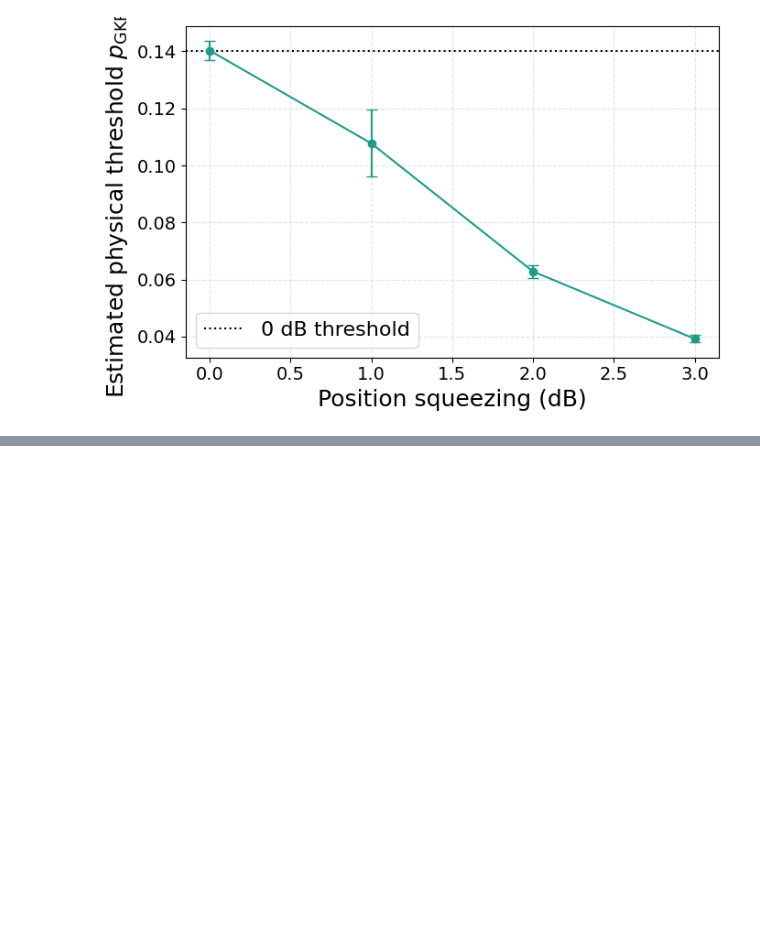
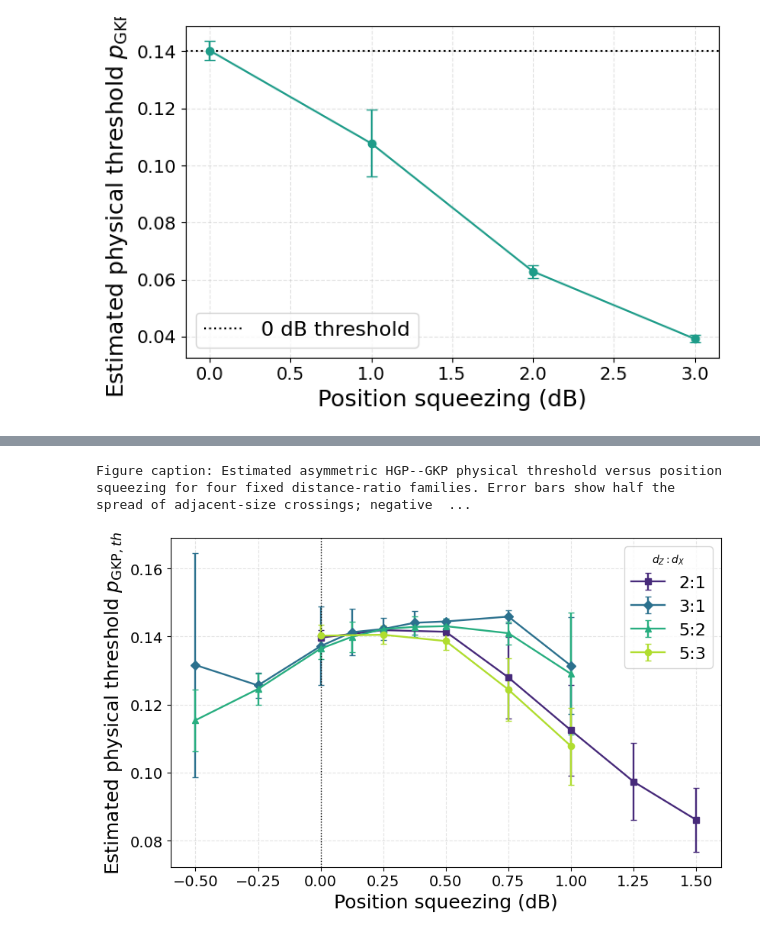
Before and after one commit to laramoyanotaylor/GKP_QEC_Project_Code, a Jupyter notebook: 0_plots_for_diss.ipynb, the cells around one changed output, grey strips where cells are left out. Drawn from its saved outputs; the diff is of its cells as text; code cells hidden in the pictures; blank space fills up the shorter version.

Commit message:
squeezing benefits

```diff
--- a/0_plots_for_diss.ipynb
+++ b/0_plots_for_diss.ipynb
@@ -618,0 +642,53 @@ Figure caption: Estimated asymmetric HGP--GKP threshold versus position squeezin
+# %%
+# All-ratio threshold comparison and dissertation-ready table
+from plot_asymmetric_hgp_threshold import FAMILIES, estimate_threshold, load_datasets
+
+all_ratio_datasets = load_datasets(Path('.'))
+all_ratio_rows = []
+for family_key, (family_label, minimum_squeezing, maximum_squeezing) in FAMILIES.items():
+    family_estimates = {}
+    for squeezing, codes in sorted(all_ratio_datasets[family_key].items()):
+        if minimum_squeezing <= squeezing <= maximum_squeezing:
+            estimate = estimate_threshold(codes)
+            if estimate is not None:
+                physical_crossings = np.asarray(gkp_physical_error_rate(estimate['pairwise_crossings']), dtype=float)
+                family_estimates[squeezing] = {
+                    'physical_threshold': float(np.mean(physical_crossings)),
+                    'physical_spread': float(np.ptp(physical_crossings)),
+                    'physical_crossings': physical_crossings.tolist(),
+                }
+    if not family_estimates or 0 not in family_estimates:
+        continue
+    baseline = family_estimates[0]['physical_threshold']
+    for squeezing, values in family_estimates.items():
+        all_ratio_rows.append({
+            'Distance ratio': family_label.replace(' family', ''),
+            'Position squeezing (dB)': squeezing,
+            'Estimated physical threshold': values['physical_threshold'],
+            'Crossing spread': values['physical_spread'],
+            'Change from 0 dB (%)': 100*(values['physical_threshold']/baseline - 1),
+            'Pair crossings': ', '.join(f'{value:.4f}' for value in values['physical_crossings']),
+        })
+
+all_ratio_threshold_table = pd.DataFrame(all_ratio_rows).sort_values(['Distance ratio', 'Position squeezing (dB)'])
+all_ratio_threshold_table.to_csv('diss_asymmetric_hgp_all_ratios_thresholds.csv', index=False)
+all_ratio_display = all_ratio_threshold_table.copy()
+for column in ('Estimated physical threshold', 'Crossing spread'):
+    all_ratio_display[column] = all_ratio_display[column].map('{:.4f}'.format)
+all_ratio_display['Change from 0 dB (%)'] = all_ratio_display['Change from 0 dB (%)'].map('{:+.1f}%'.format)
+display(all_ratio_display)
+
+print_caption(r'Estimated asymmetric HGP--GKP physical threshold versus position squeezing for four fixed distance-ratio families. Error bars show half the spread of adjacent-size crossings; negative squeezing values are orientation controls.')
+fig, axis = plt.subplots(figsize=(8.4, 5.2))
+markers = {'5:3': 'o', '2:1': 's', '5:2': '^', '3:1': 'D'}
+for index, (ratio, rows) in enumerate(all_ratio_threshold_table.groupby('Distance ratio')):
+    rows = rows.sort_values('Position squeezing (dB)')
+    axis.errorbar(rows['Position squeezing (dB)'], rows['Estimated physical threshold'],
+                  yerr=rows['Crossing spread']/2, marker=markers[ratio], capsize=3,
+                  linewidth=1.7, color=BLUE_GREEN_CMAP(0.12 + 0.76*index/3), label=ratio)
+axis.axvline(0, color='black', linestyle=':', linewidth=1)
+axis.set_xlabel('Position squeezing (dB)')
+axis.set_ylabel(r'Estimated physical threshold $p_{\mathrm{GKP},th}$')
+axis.grid(True, linestyle='--', alpha=0.35); axis.legend(title=r'$d_Z:d_X$')
+fig.tight_layout(); fig.savefig('diss_asymmetric_hgp_all_ratios_threshold_vs_squeezing.png', dpi=300, bbox_inches='tight'); plt.show()
+# %% [output]
@@ -618,0 +712,2 @@ Figure caption: Estimated asymmetric HGP--GKP threshold versus position squeezin
+Figure caption: Estimated asymmetric HGP--GKP physical threshold versus position squeezing for four fixed distance-ratio families. Error bars show half the spread of adjacent-size crossings; negative  ...
+[figure, added]
```
Also changed, not shown: parts of 5 cells of this notebook.
